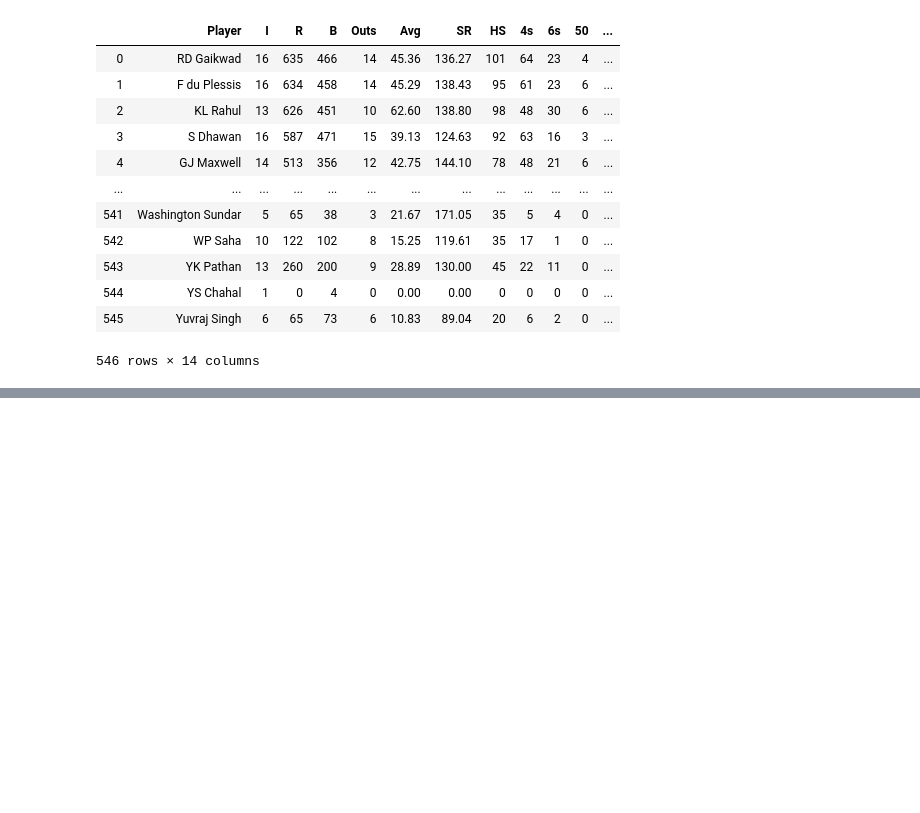
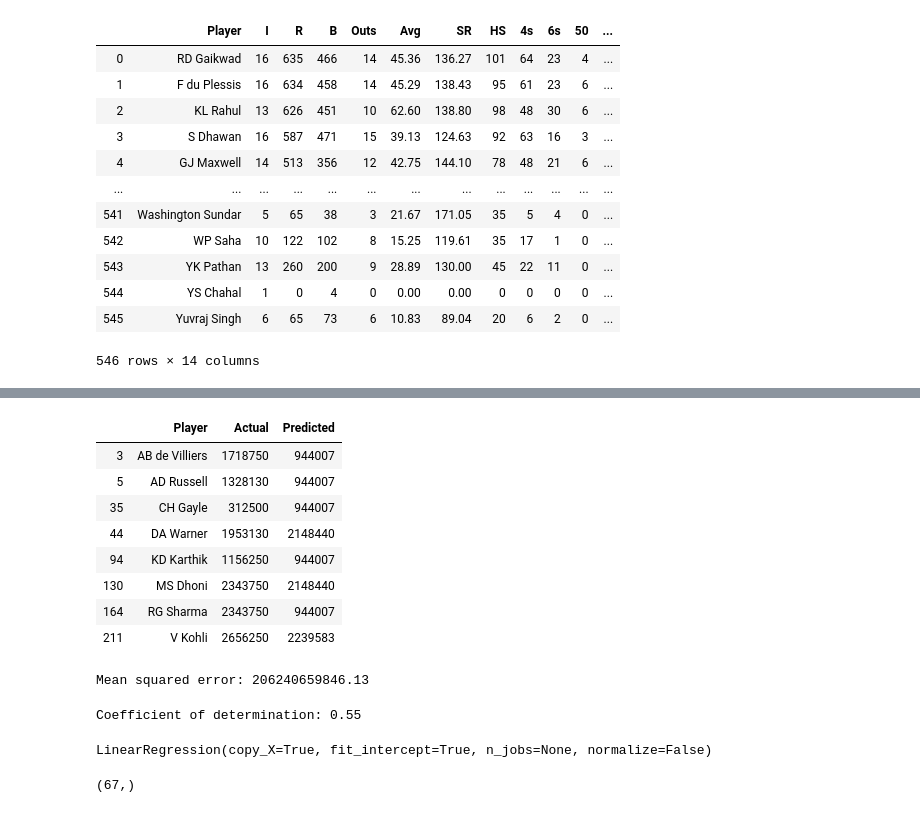
Before and after one commit to rajeev97/IPLAuctionInsights, a Jupyter notebook: battingPricePrediction.ipynb, the cells around one changed output, grey strips where cells are left out. Cells and saved outputs as stored; diff of their text form; code cells hidden in the pictures; blank space fills up the shorter version.

```diff
--- a/battingPricePrediction.ipynb
+++ b/battingPricePrediction.ipynb
@@ -185,0 +145,5 @@ df1
+# %%
+from sklearn.tree import DecisionTreeRegressor
+dec_tree_regreesion = DecisionTreeRegressor(max_depth=3,random_state=20)
+# %%
+dec_tree_regreesion.fit(x,y)
@@ -185,0 +156,4 @@ df1
+# %%
+y_pred_dt = sc_y.inverse_transform(dec_tree_regreesion.predict(x))
+y_pred_dt
+#print(y_pred_dt.shape)
@@ -185,0 +178,28 @@ df1
+# %%
+player_list = ['AB de Villiers','RG Sharma','MS Dhoni','AD Russell','CH Gayle', 'DA Warner', 'V Kohli', 'KD Karthik']
+# %%
+pd.set_option('display.max_rows', None)
+df = pd.DataFrame({'Player':data.Player,'Actual': data.Salary, 'Predicted': y_pred_dt})
+df['Actual'] = df['Actual'].astype(int)
+df['Predicted'] = df['Predicted'].astype(int)
+#display(df)
+display(df[df.Player.isin(player_list)])
+# %% [output]
+|  | Player | Actual | Predicted |
+| 3 | AB de Villiers | 1718750 | 944007 |
+| 5 | AD Russell | 1328130 | 944007 |
+| 35 | CH Gayle | 312500 | 944007 |
+| 44 | DA Warner | 1953130 | 2148440 |
+| 94 | KD Karthik | 1156250 | 944007 |
+| 130 | MS Dhoni | 2343750 | 2148440 |
+| 164 | RG Sharma | 2343750 | 944007 |
+| 211 | V Kohli | 2656250 | 2239583 |
+# %%
+# Calculation of Mean Squared Error (MSE)
+print("Mean squared error: %.2f" % mean_squared_error(data.Salary, y_pred_dt))
+# %% [output]
+Mean squared error: 206240659846.13
+# %%
+print("Coefficient of determination: %.2f" % r2_score(data.Salary, y_pred_dt))
+# %% [output]
+Coefficient of determination: 0.55
@@ -185,0 +211,15 @@ df1
+# %%
+linear_regr.fit(x,y)
+# %% [output]
+LinearRegression(copy_X=True, fit_intercept=True, n_jobs=None, normalize=False)
+# %%
+y_pred_ln = sc_y.inverse_transform(linear_regr.predict(x))
+
+#y_pred_ln=np.reshape(np.array(y_pred_ln),(len(y_pred_ln),1))
+#print(np.asarray(y_pred_ln))
+#print(type(y_pred_ln))
+#print(y_pred_ln.shape)
+y_pred_ln=np.squeeze(y_pred_ln)
+print(y_pred_ln.shape)
+# %% [output]
+(67,)
```
Also changed, not shown: parts of 36 cells of this notebook, 1 other file.
